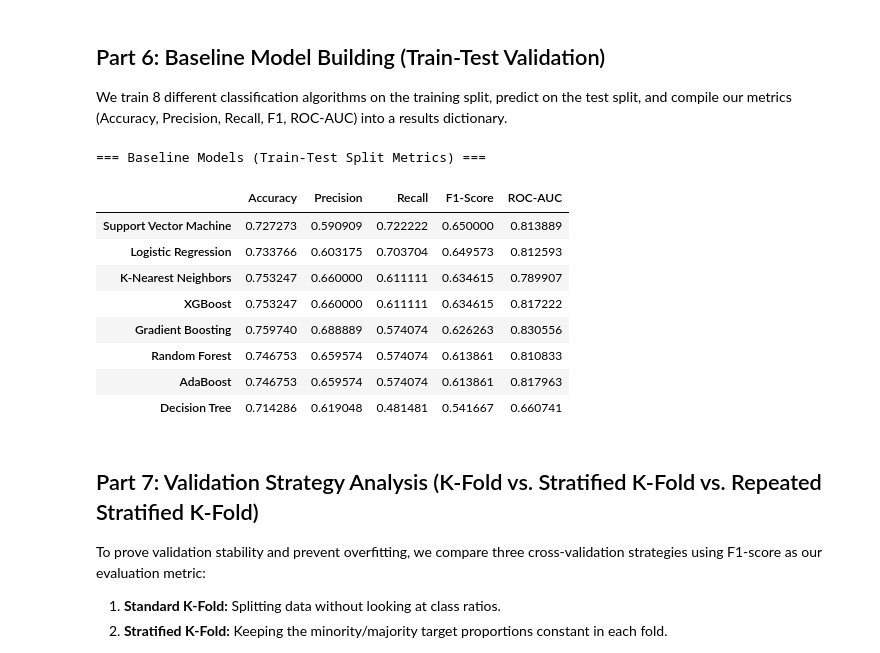
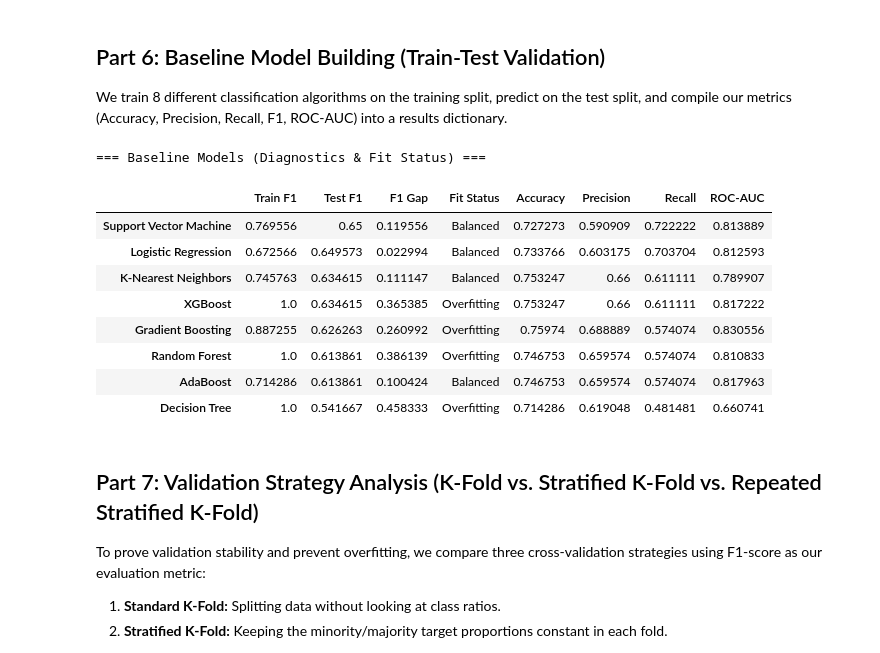
Before and after one commit to binodshahnepal/DataAnalysis, a Jupyter notebook: diabetes.ipynb, the cells around one changed output. Saved outputs shown, nothing was run; the diff lists cells and outputs as text; code cells hidden in the pictures.

Commit message:
Update diabetes notebook with model fit diagnostics (Underfitting, Overfitting, Balanced)

```diff
--- a/diabetes.ipynb
+++ b/diabetes.ipynb
@@ -436,51 +436,68 @@ from sklearn.metrics import accuracy_score, precision_score, recall_score, f1_sc
 # Compute class scale weight for XGBoost
 scale_pos_weight = (len(y_train) - sum(y_train)) / sum(y_train)
 
 # Initialize the 8 classifiers
 models = {
     "Logistic Regression": LogisticRegression(class_weight='balanced', random_state=42, max_iter=1000),
     "K-Nearest Neighbors": KNeighborsClassifier(),
     "Support Vector Machine": SVC(probability=True, class_weight='balanced', random_state=42),
     "Decision Tree": DecisionTreeClassifier(class_weight='balanced', random_state=42),
     "Random Forest": RandomForestClassifier(class_weight='balanced', random_state=42, n_jobs=-1),
     "AdaBoost": AdaBoostClassifier(random_state=42),
     "Gradient Boosting": GradientBoostingClassifier(random_state=42),
     "XGBoost": XGBClassifier(scale_pos_weight=scale_pos_weight, random_state=42, n_jobs=-1)
 }
 
 baseline_results = {}
 
 for name, model in models.items():
     # Train model
     model.fit(X_train_processed, y_train)
 
-    # Predict
-    y_pred = model.predict(X_test_processed)
+    # Predict on train and test
+    y_train_pred = model.predict(X_train_processed)
+    y_test_pred = model.predict(X_test_processed)
     y_pred_prob = model.predict_proba(X_test_processed)[:, 1]
+
+    # F1 scores for diagnostics
+    train_f1 = f1_score(y_train, y_train_pred)
+    test_f1 = f1_score(y_test, y_test_pred)
+    gap = train_f1 - test_f1
+
+    # Fit status rules
+    if train_f1 < 0.60 and test_f1 < 0.60:
+        fit_status = 'Underfitting'
+    elif gap > 0.12:
+        fit_status = 'Overfitting'
+    else:
+        fit_status = 'Balanced'
 
     # Save metrics
     baseline_results[name] = {
-        "Accuracy": accuracy_score(y_test, y_pred),
-        "Precision": precision_score(y_test, y_pred),
-        "Recall": recall_score(y_test, y_pred),
-        "F1-Score": f1_score(y_test, y_pred),
+        "Train F1": train_f1,
+        "Test F1": test_f1,
+        "F1 Gap": gap,
+        "Fit Status": fit_status,
+        "Accuracy": accuracy_score(y_test, y_test_pred),
+        "Precision": precision_score(y_test, y_test_pred),
+        "Recall": recall_score(y_test, y_test_pred),
         "ROC-AUC": roc_auc_score(y_test, y_pred_prob)
     }
 
-baseline_df = pd.DataFrame(baseline_results).T.sort_values(by="F1-Score", ascending=False)
-print("=== Baseline Models (Train-Test Split Metrics) ===")
+baseline_df = pd.DataFrame(baseline_results).T.sort_values(by="Test F1", ascending=False)
+print("=== Baseline Models (Diagnostics & Fit Status) ===")
 display(baseline_df)
 # %% [output]
-=== Baseline Models (Train-Test Split Metrics) ===
+=== Baseline Models (Diagnostics & Fit Status) ===
-|  | Accuracy | Precision | Recall | F1-Score | ROC-AUC |
-| Support Vector Machine | 0.727273 | 0.590909 | 0.722222 | 0.650000 | 0.813889 |
-| Logistic Regression | 0.733766 | 0.603175 | 0.703704 | 0.649573 | 0.812593 |
-| K-Nearest Neighbors | 0.753247 | 0.660000 | 0.611111 | 0.634615 | 0.789907 |
-| XGBoost | 0.753247 | 0.660000 | 0.611111 | 0.634615 | 0.817222 |
-| Gradient Boosting | 0.759740 | 0.688889 | 0.574074 | 0.626263 | 0.830556 |
-| Random Forest | 0.746753 | 0.659574 | 0.574074 | 0.613861 | 0.810833 |
-| AdaBoost | 0.746753 | 0.659574 | 0.574074 | 0.613861 | 0.817963 |
-| Decision Tree | 0.714286 | 0.619048 | 0.481481 | 0.541667 | 0.660741 |
+|  | Train F1 | Test F1 | F1 Gap | Fit Status | Accuracy | Precision | Recall | ROC-AUC |
+| Support Vector Machine | 0.769556 | 0.65 | 0.119556 | Balanced | 0.727273 | 0.590909 | 0.722222 | 0.813889 |
+| Logistic Regression | 0.672566 | 0.649573 | 0.022994 | Balanced | 0.733766 | 0.603175 | 0.703704 | 0.812593 |
+| K-Nearest Neighbors | 0.745763 | 0.634615 | 0.111147 | Balanced | 0.753247 | 0.66 | 0.611111 | 0.789907 |
+| XGBoost | 1.0 | 0.634615 | 0.365385 | Overfitting | 0.753247 | 0.66 | 0.611111 | 0.817222 |
+| Gradient Boosting | 0.887255 | 0.626263 | 0.260992 | Overfitting | 0.75974 | 0.688889 | 0.574074 | 0.830556 |
+| Random Forest | 1.0 | 0.613861 | 0.386139 | Overfitting | 0.746753 | 0.659574 | 0.574074 | 0.810833 |
+| AdaBoost | 0.714286 | 0.613861 | 0.100424 | Balanced | 0.746753 | 0.659574 | 0.574074 | 0.817963 |
+| Decision Tree | 1.0 | 0.541667 | 0.458333 | Overfitting | 0.714286 | 0.619048 | 0.481481 | 0.660741 |
 # %% [markdown]
 ## Part 7: Validation Strategy Analysis (K-Fold vs. Stratified K-Fold vs. Repeated Stratified K-Fold)
 To prove validation stability and prevent overfitting, we compare three cross-validation strategies using F1-score as our evaluation metric:
```
